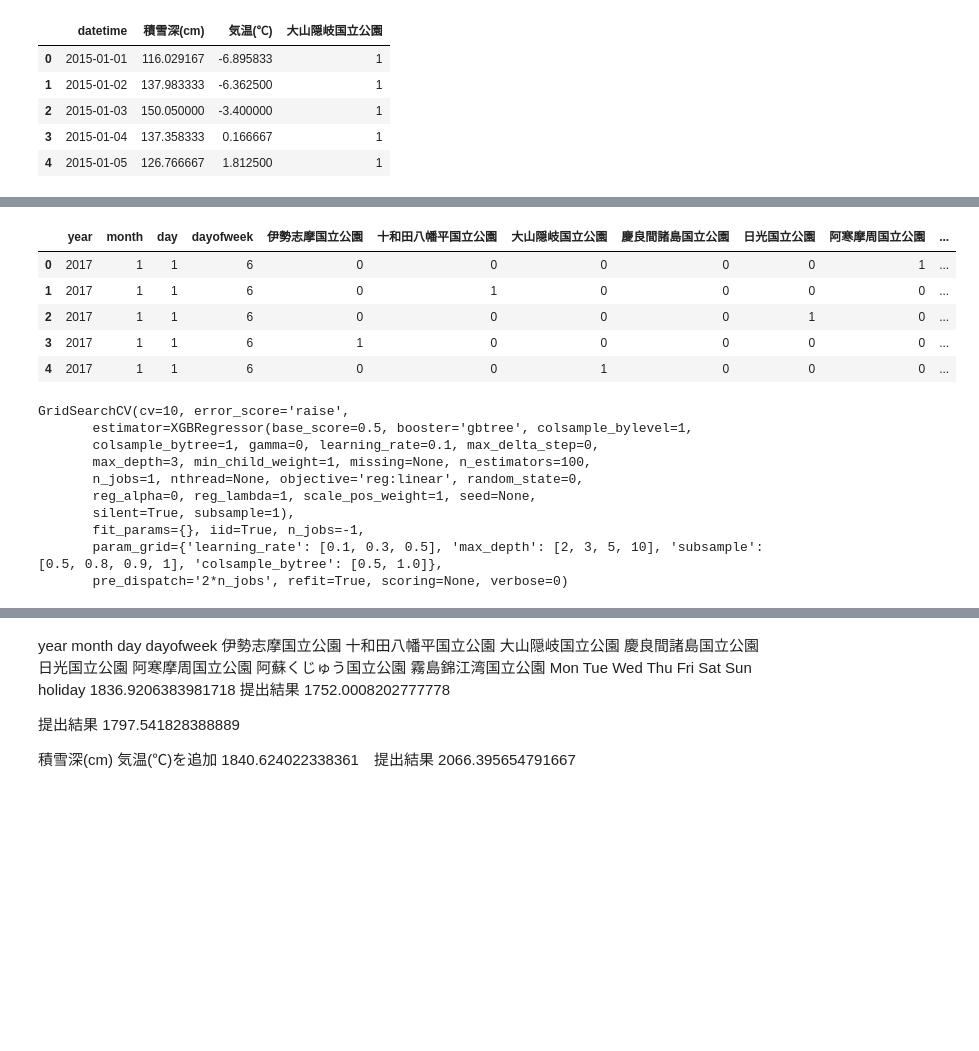
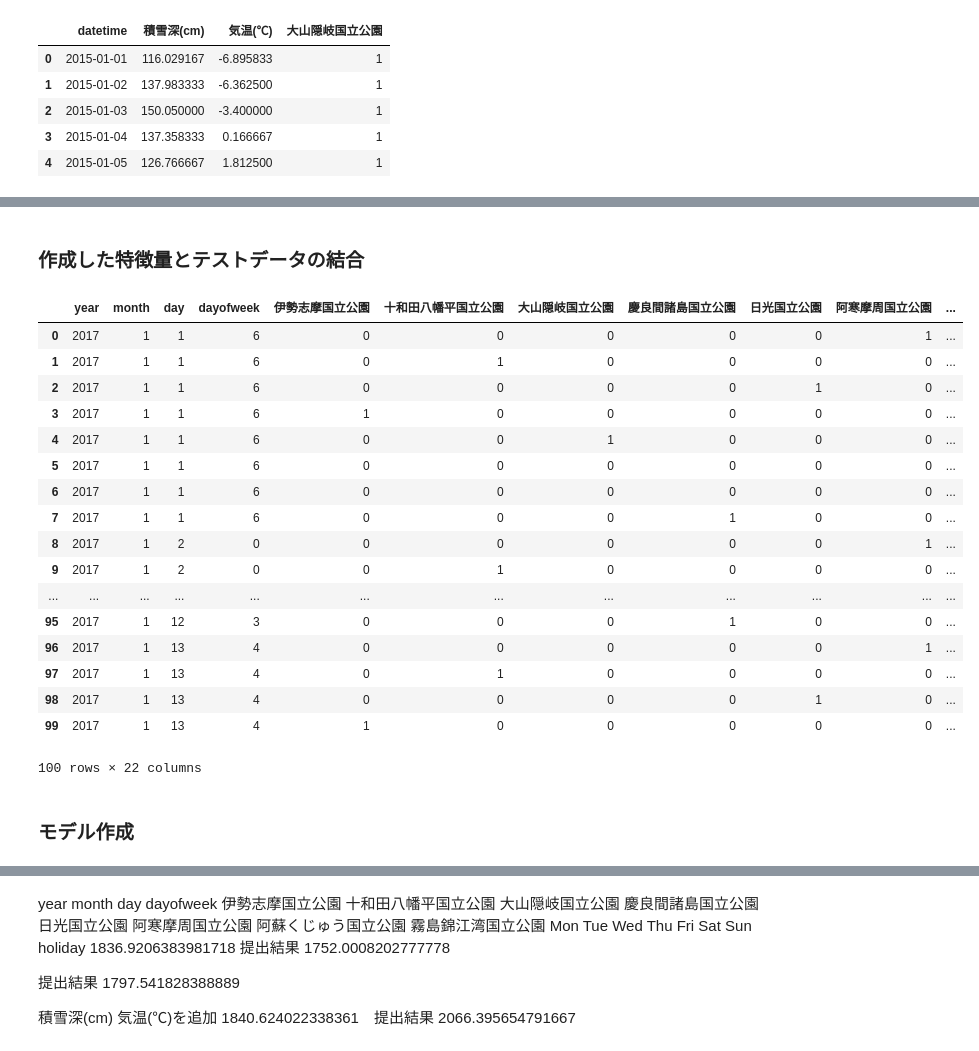
Before and after one commit to TaigoKuriyama/national_park_prediction, a Jupyter notebook: notebook/preprocess.ipynb, the cells around one changed output, grey strips where cells are left out. Cells and saved outputs as stored; diff of their text form; code cells hidden in the pictures; blank space fills up the shorter version.

```diff
--- a/notebook/preprocess.ipynb
+++ b/notebook/preprocess.ipynb
@@ -122,0 +124,26 @@ df_oyama.head()
+# %%
+N = 365 # データ数
+N_ = 366
+n = np.arange(365)
+n_ = np.arange(366)
+
+#  Not leap year
+sin_cur_not_leap= np.sin(2*np.pi*n/N)
+cos_cur_not_leap= np.cos(2*np.pi*n/N)
+
+#  leap year
+sin_cur_leap= np.sin(2*np.pi*n_/N_)
+cos_cur_leap= np.cos(2*np.pi*n_/N_)
+
+# concat for 2015, 2016
+sin_cur = np.concatenate((sin_cur_not_leap, sin_cur_leap), axis=0)
+cos_cur = np.concatenate((cos_cur_not_leap, cos_cur_leap), axis=0)
+
+# to dataframe
+sin_columns = 'sin'
+df_sin_cur_train = pd.DataFrame(data=sin_cur,dtype='float')
+df_cos_cur_train = pd.DataFrame(data=cos_cur,dtype='float')
+
+# concat for 2017
+df_sin_cur_test = pd.DataFrame(data=sin_cur_not_leap,dtype='float')
+df_cos_cur_test = pd.DataFrame(data=cos_cur_not_leap,dtype='float')
@@ -158,21 +225,46 @@ df_except_y.head()
+# %% [markdown]
+### 作成した特徴量とテストデータの結合
 # %%
 # holidayデータとのマージ
 #df_test_merged = pd.merge(df_test,df_holiday,on='datetime')
 df_test_merged = pd.merge(df_test,df_holiday_exc_wkend,on='datetime')
 #df_test_merged = pd.merge(df_test_merged,df_holiday_exc_wkend,on='datetime')
 #df_test_merged = pd.merge(df_test_merged,df_oyama,on=['大山隠岐国立公園','datetime'],how='left')
 
+# sin/cosカーブデータとのマージ
+df_datetime_test = df_test[~df_test.duplicated(subset='datetime')]['datetime']
+df_datetime_test = df_datetime_test.reset_index()
+df_datetime_test = df_datetime_test['datetime']
+df_datetime_test
+df_sin_cos_test = pd.concat([df_datetime_test,df_sin_cur_test,df_cos_cur_test], axis=1)
+df_sin_cos_test.columns = ['datetime', 'sin', 'cos']
+df_sin_cos_test
+df_test_merged = pd.merge(df_test_merged,df_sin_cos_test,on='datetime')
 df_test_merged = df_test_merged.drop(['park','datetime','index'], axis=1)
-#df_test_merged = df_test_merged.fillna(0)
+df_test_merged = df_test_merged.fillna(0)
 X_test = df_test_merged.as_matrix()
-df_test_merged.head()
+df_test_merged.head(100)
 # %% [output]
 |  | year | month | day | dayofweek | 伊勢志摩国立公園 | 十和田八幡平国立公園 | 大山隠岐国立公園 | 慶良間諸島国立公園 | 日光国立公園 | 阿寒摩周国立公園 | ... |
 | 0 | 2017 | 1 | 1 | 6 | 0 | 0 | 0 | 0 | 0 | 1 | ... |
 | 1 | 2017 | 1 | 1 | 6 | 0 | 1 | 0 | 0 | 0 | 0 | ... |
 | 2 | 2017 | 1 | 1 | 6 | 0 | 0 | 0 | 0 | 1 | 0 | ... |
 | 3 | 2017 | 1 | 1 | 6 | 1 | 0 | 0 | 0 | 0 | 0 | ... |
 | 4 | 2017 | 1 | 1 | 6 | 0 | 0 | 1 | 0 | 0 | 0 | ... |
+| 5 | 2017 | 1 | 1 | 6 | 0 | 0 | 0 | 0 | 0 | 0 | ... |
+| 6 | 2017 | 1 | 1 | 6 | 0 | 0 | 0 | 0 | 0 | 0 | ... |
+| 7 | 2017 | 1 | 1 | 6 | 0 | 0 | 0 | 1 | 0 | 0 | ... |
+| 8 | 2017 | 1 | 2 | 0 | 0 | 0 | 0 | 0 | 0 | 1 | ... |
+| 9 | 2017 | 1 | 2 | 0 | 0 | 1 | 0 | 0 | 0 | 0 | ... |
+| ... | ... | ... | ... | ... | ... | ... | ... | ... | ... | ... | ... |
+| 95 | 2017 | 1 | 12 | 3 | 0 | 0 | 0 | 1 | 0 | 0 | ... |
+| 96 | 2017 | 1 | 13 | 4 | 0 | 0 | 0 | 0 | 0 | 1 | ... |
+| 97 | 2017 | 1 | 13 | 4 | 0 | 1 | 0 | 0 | 0 | 0 | ... |
+| 98 | 2017 | 1 | 13 | 4 | 0 | 0 | 0 | 0 | 1 | 0 | ... |
+| 99 | 2017 | 1 | 13 | 4 | 1 | 0 | 0 | 0 | 0 | 0 | ... |
+100 rows × 22 columns
+# %% [markdown]
+### モデル作成
 # %%
 # parametar tuning
 params = {"learning_rate":[0.1,0.3,0.5],
@@ -186,20 +278,5 @@ cv = GridSearchCV(model,params,cv=10,n_jobs=-1)
 # %%
 # Cross Validation
 from sklearn.model_selection import train_test_split
-
 # train：validation = 3：１
 X_train_cv, X_test_cv, y_train_cv, y_test_cv = train_test_split(X_train, y_train, random_state=0)
-
-# model
-cv.fit(X_train_cv, y_train_cv)
-# %% [output]
-GridSearchCV(cv=10, error_score='raise',
-       estimator=XGBRegressor(base_score=0.5, booster='gbtree', colsample_bylevel=1,
-       colsample_bytree=1, gamma=0, learning_rate=0.1, max_delta_step=0,
-       max_depth=3, min_child_weight=1, missing=None, n_estimators=100,
-       n_jobs=1, nthread=None, objective='reg:linear', random_state=0,
-       reg_alpha=0, reg_lambda=1, scale_pos_weight=1, seed=None,
-       silent=True, subsample=1),
-       fit_params={}, iid=True, n_jobs=-1,
-       param_grid={'learning_rate': [0.1, 0.3, 0.5], 'max_depth': [2, 3, 5, 10], 'subsample': [0.5, 0.8, 0.9, 1], 'colsample_bytree': [0.5, 1.0]},
-       pre_dispatch='2*n_jobs', refit=True, scoring=None, verbose=0)
```
Also changed, not shown: parts of 20 cells of this notebook, 1 other file.
